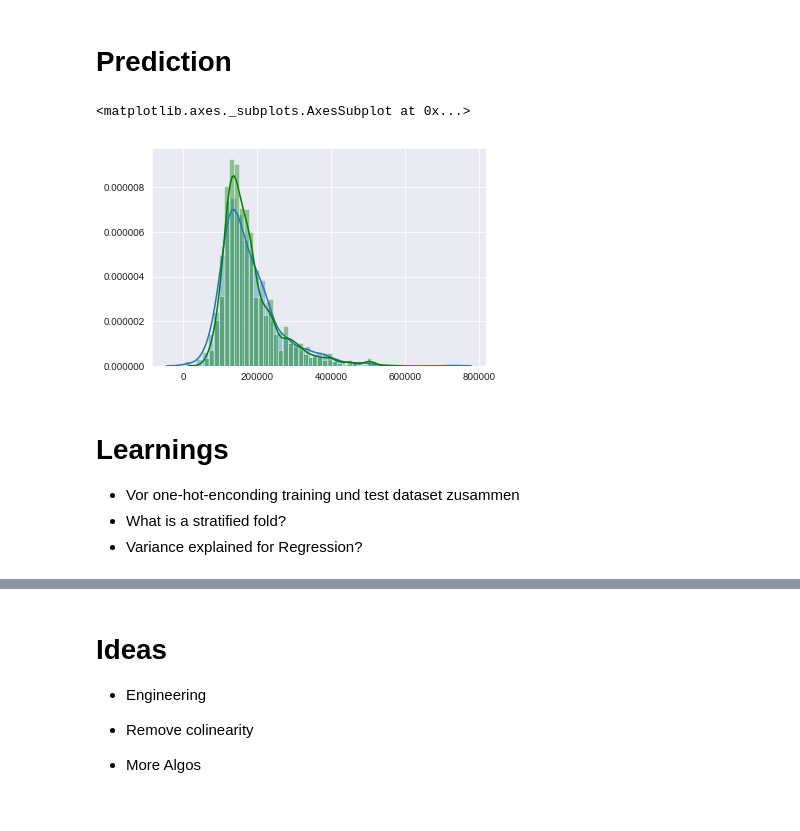
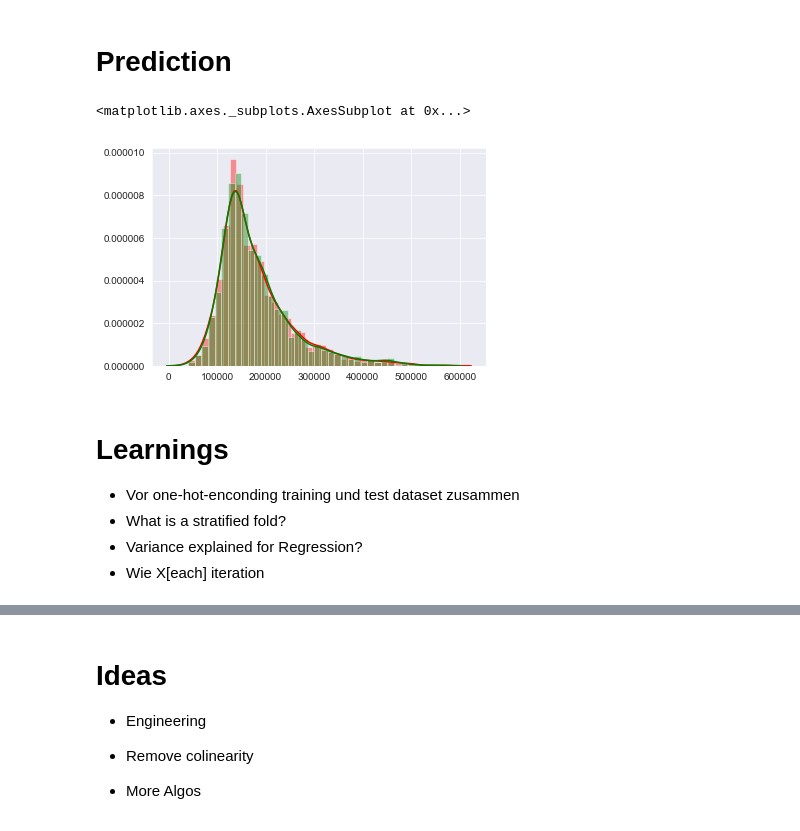
Before and after one commit to dpleus/HousingPrices, a Jupyter notebook: Housing Prices-v2.ipynb, the cells around one changed output, grey strips where cells are left out. Drawn from its saved outputs; the diff is of its cells as text; code cells hidden in the pictures.

```diff
--- a/Housing Prices-v2.ipynb
+++ b/Housing Prices-v2.ipynb
@@ -227,6 +399,6 @@ RFE(estimator=XGBRegressor(base_score=0.5, booster='gbtree', colsample_bylevel=1
 # %%
 #Select important columns
 #selected_cols=X_train.columns.values[rfecv.support_]
-selected_cols=X_train.columns.values[rfe.support_]
+selected_cols=X_train.columns.values[rfecv.support_]
 X_train=X_train[selected_cols]
 X_test=X_test[selected_cols]
@@ -406,10 +549,10 @@ GradientBoostingRegressor(alpha=0.9, criterion='friedman_mse', init=None,
 from sklearn.model_selection import GridSearchCV
 # %%
 #params = {"min_samples_leaf":[1,2,3,5,10,15], "min_samples_split": [2,3,5,10,15]}
-#params = {"min_child_weight":[1,2,3,5,10,15]}
-params = {"alpha":[0.1, 0.3, 0.5, 0.9], "learning_rate": [0.05,0.1,0.2],"min_samples_leaf":[1,2,3,5,10]}
+params = {"min_child_weight":[1,2,3,5,10], "learning_rate":[0.05,0.1,0.2,0.5], }
+#params = {"alpha":[0.1, 0.3, 0.5, 0.9], "learning_rate": [0.05,0.1,0.2],"min_samples_leaf":[1,2,3,5,10]}
 # %%
-tuning = GridSearchCV(Boosting,cv=5, param_grid=params)
+tuning = GridSearchCV(boost,cv=5, param_grid=params)
 tuning.fit(X_train, y_train)
 tuning.best_params_
 # %% [output]
@@ -417,5 +576,14 @@ tuning.best_params_
 # %%
-xgb_tuned = xgb.XGBRegressor()
+xgb_tuned = xgb.XGBRegressor(colsample_bytree=1,
+                 gamma=0.5,
+                 learning_rate=0.005,
+                 max_depth=9,
+                 min_child_weight=1.5,
+                 n_estimators=5000,
+                 reg_alpha=0.4,
+                 reg_lambda=0.45,
+                 subsample=0.6,
+                 seed=42)
 xgb_tuned.fit(X_train, y_train)
 scores = cross_val_score(estimator=xgb_tuned,X=X_train, y=y_train, cv=10,scoring='explained_variance')
 print(scores.mean())
@@ -467,11 +635,12 @@ prediction = xgb_tuned.predict(X_test)
 # Reverting log
 #prediction = np.exp(ensemble_reg)
 # %%
-sns.distplot(lasso.predict(X_test))
-sns.distplot(prediction, color="green")
+sns.distplot(xgb_tuned.predict(X_test), color="red")
+sns.distplot(boost.predict(X_test), color="green")
+#sns.distplot(prediction, color="red")
 # %% [output]
 <matplotlib.axes._subplots.AxesSubplot at 0x...>
-[figure, old version]
+[figure, new version]
 # %%
 # Writing Prediction to *.csv
 submission = pd.read_csv("sample_submission.csv")
@@ -483,6 +652,7 @@ submission.to_csv("submission.csv", index=False)
 - Vor one-hot-enconding training und test dataset zusammen
 - What is a stratified fold?
 - Variance explained for Regression?
+- Wie X[each] iteration
 # %% [markdown]
 # Results
 
```
Also changed, not shown: parts of 62 cells of this notebook.
